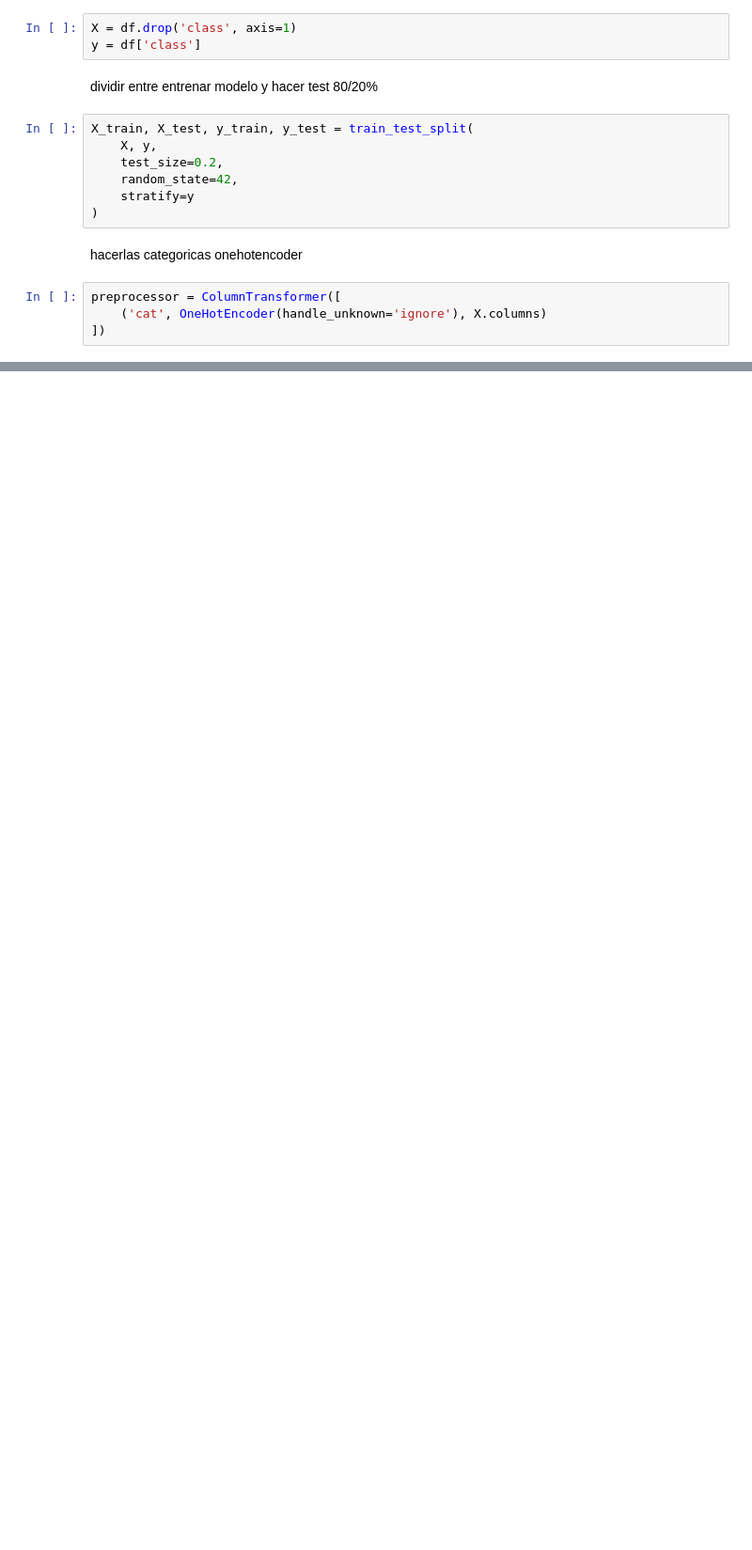
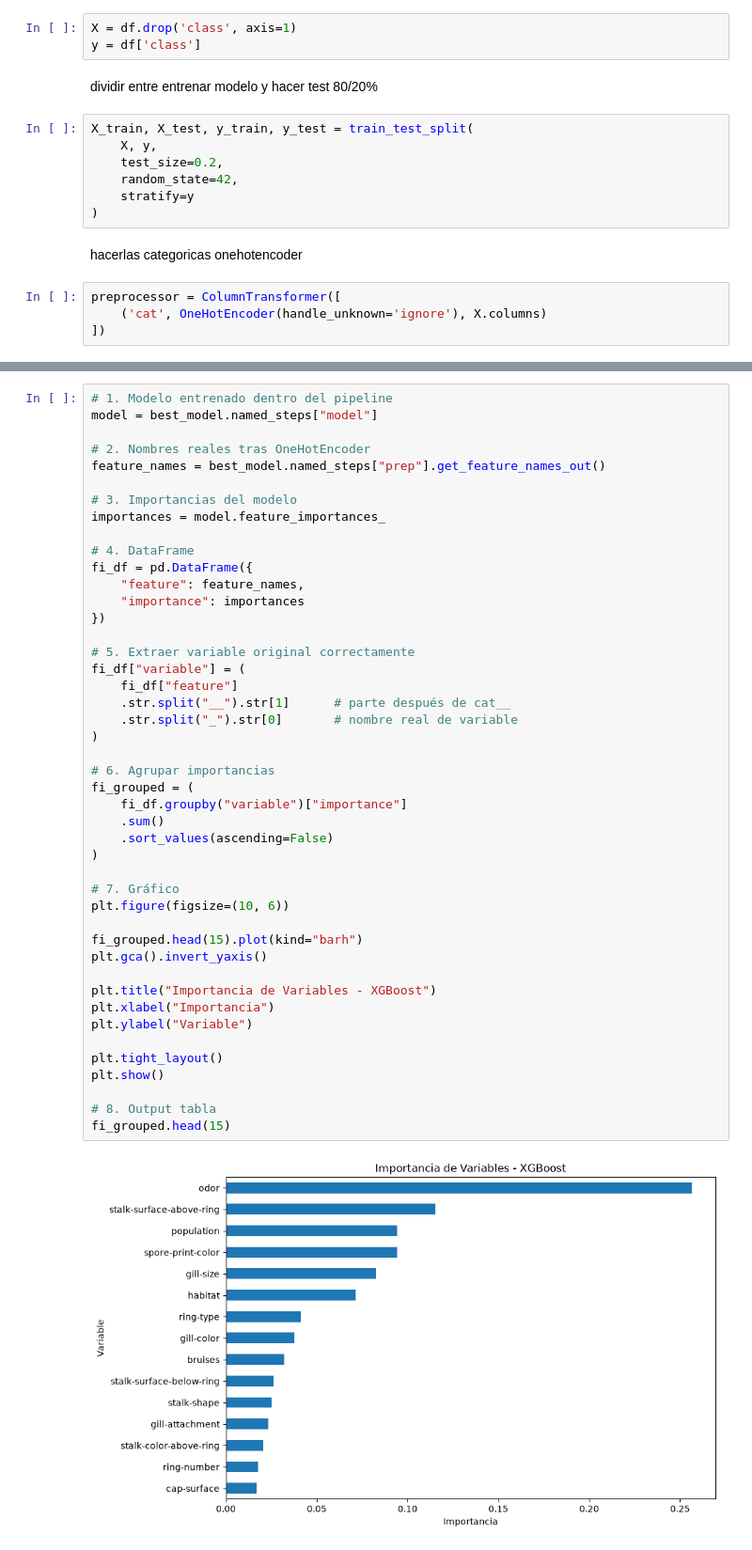
Before and after one commit to Bootcamp-DA-P2/DA-project-classification-Grupo-1, a Jupyter notebook: notebooks/02_modelo_clasificacion.ipynb, the cells around one changed output, grey strips where cells are left out. Shown at 94% size. Cells and saved outputs as stored; diff of their text form; blank space fills up the shorter version.

```diff
--- a/notebooks/02_modelo_clasificacion.ipynb
+++ b/notebooks/02_modelo_clasificacion.ipynb
@@ -121,0 +260,47 @@ results
+# %%
+# 1. Modelo entrenado dentro del pipeline
+model = best_model.named_steps["model"]
+
+# 2. Nombres reales tras OneHotEncoder
+feature_names = best_model.named_steps["prep"].get_feature_names_out()
+
+# 3. Importancias del modelo
+importances = model.feature_importances_
+
+# 4. DataFrame
+fi_df = pd.DataFrame({
+    "feature": feature_names,
+    "importance": importances
+})
+
+# 5. Extraer variable original correctamente
+fi_df["variable"] = (
+    fi_df["feature"]
+    .str.split("__").str[1]      # parte después de cat__
+    .str.split("_").str[0]       # nombre real de variable
+)
+
+# 6. Agrupar importancias
+fi_grouped = (
+    fi_df.groupby("variable")["importance"]
+    .sum()
+    .sort_values(ascending=False)
+)
+
+# 7. Gráfico
+plt.figure(figsize=(10, 6))
+
+fi_grouped.head(15).plot(kind="barh")
+plt.gca().invert_yaxis()
+
+plt.title("Importancia de Variables - XGBoost")
+plt.xlabel("Importancia")
+plt.ylabel("Variable")
+
+plt.tight_layout()
+plt.show()
+
+# 8. Output tabla
+fi_grouped.head(15)
+# %% [output]
+[figure, added]
```
Also changed, not shown: parts of 15 cells of this notebook.
